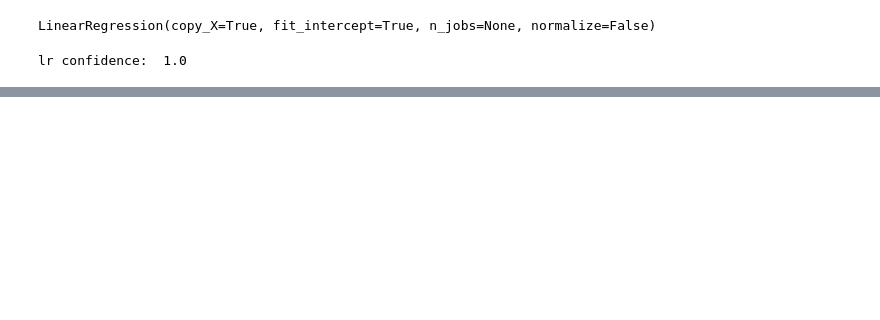
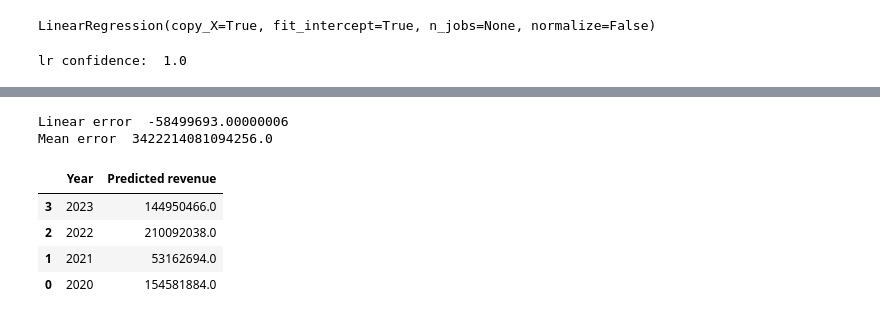
Before and after one commit to mikeito/online_betting_revenue_prediction, a Jupyter notebook: Online betting revenue prediction.ipynb, the cells around one changed output, grey strips where cells are left out. Drawn from its saved outputs; the diff is of its cells as text; code cells hidden in the pictures; blank space fills up the shorter version.

```diff
--- a/Online betting revenue prediction.ipynb
+++ b/Online betting revenue prediction.ipynb
@@ -170,0 +193,45 @@ print(lr_prediction)
+# %%
+#Linear regression error calculation
+# Error
+linearError = np.mean(lr_prediction[0] - y_test[0])
+print("Linear error ", linearError)
+# mean square error
+meanError = linearError ** 2
+print("Mean error ", meanError)
+
+#For the above we can use a loop to calculate each prediction
+#errors, then put it in a table
+# %% [output]
+Linear error  -58499693.00000006
+Mean error  3422214081094256.0
+# %%
+#Linear prediction future table of 'n' years
+# generating method
+def predictionDataFrame():
+    #last top year + 1
+    initial_year = 2020
+    newData = {}
+    yearArray = []
+    predictedArray = []
+    # Loop through the predictions
+    for pr in lr_prediction:
+        # append values to arrays
+        yearArray.append(initial_year)
+        predictedArray.append(pr)
+        newData['Year'] = yearArray
+        newData['Predicted revenue'] = predictedArray
+        initial_year += 1
+
+    # create and populate predict dataframe
+    predictDF = pd.DataFrame(newData)
+    predictDF = predictDF.iloc[::-1]
+    return predictDF
+
+predictionFrame = predictionDataFrame()
+predictionFrame
+# %% [output]
+|  | Year | Predicted revenue |
+| 3 | 2023 | 144950466.0 |
+| 2 | 2022 | 210092038.0 |
+| 1 | 2021 | 53162694.0 |
+| 0 | 2020 | 154581884.0 |
```
Also changed, not shown: parts of 11 cells of this notebook.
